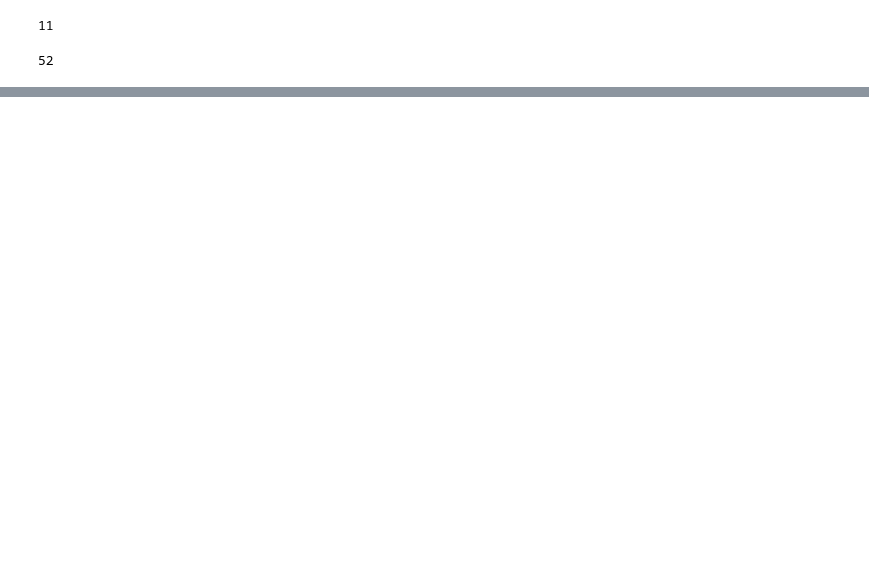
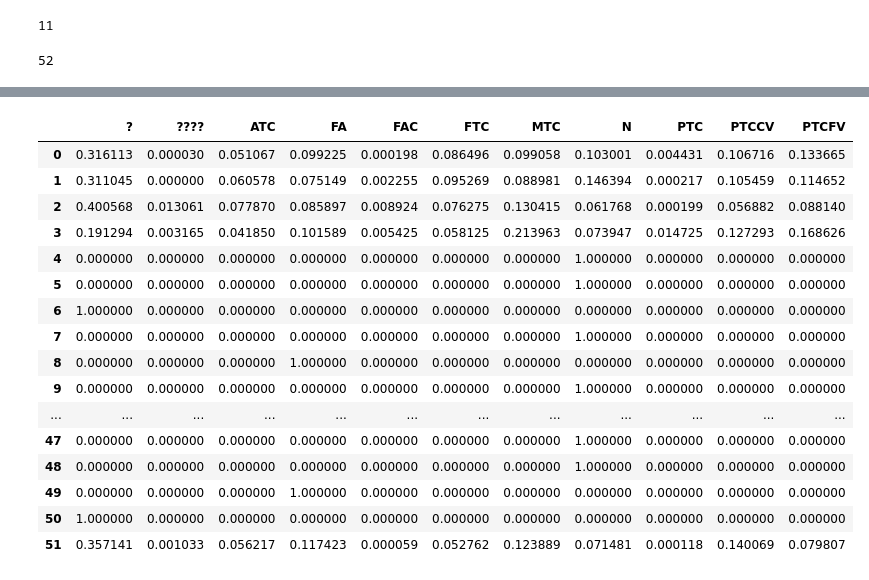
Before and after one commit to gmrukwa/divik, a Jupyter notebook: summarize.ipynb, the cells around one changed output, grey strips where cells are left out. Drawn from its saved outputs; the diff is of its cells as text; code cells hidden in the pictures; blank space fills up the shorter version.

```diff
--- a/summarize.ipynb
+++ b/summarize.ipynb
@@ -64,0 +87,20 @@ plt.show()
+# %%
+smr.statistic(merged, metadata.diagnosis, smr.positive_predictive_value)
+# %% [output]
+|  | ? | ???? | ATC | FA | FAC | FTC | MTC | N | PTC | PTCCV | PTCFV |
+| 0 | 0.316113 | 0.000030 | 0.051067 | 0.099225 | 0.000198 | 0.086496 | 0.099058 | 0.103001 | 0.004431 | 0.106716 | 0.133665 |
+| 1 | 0.311045 | 0.000000 | 0.060578 | 0.075149 | 0.002255 | 0.095269 | 0.088981 | 0.146394 | 0.000217 | 0.105459 | 0.114652 |
+| 2 | 0.400568 | 0.013061 | 0.077870 | 0.085897 | 0.008924 | 0.076275 | 0.130415 | 0.061768 | 0.000199 | 0.056882 | 0.088140 |
+| 3 | 0.191294 | 0.003165 | 0.041850 | 0.101589 | 0.005425 | 0.058125 | 0.213963 | 0.073947 | 0.014725 | 0.127293 | 0.168626 |
+| 4 | 0.000000 | 0.000000 | 0.000000 | 0.000000 | 0.000000 | 0.000000 | 0.000000 | 1.000000 | 0.000000 | 0.000000 | 0.000000 |
+| 5 | 0.000000 | 0.000000 | 0.000000 | 0.000000 | 0.000000 | 0.000000 | 0.000000 | 1.000000 | 0.000000 | 0.000000 | 0.000000 |
+| 6 | 1.000000 | 0.000000 | 0.000000 | 0.000000 | 0.000000 | 0.000000 | 0.000000 | 0.000000 | 0.000000 | 0.000000 | 0.000000 |
+| 7 | 0.000000 | 0.000000 | 0.000000 | 0.000000 | 0.000000 | 0.000000 | 0.000000 | 1.000000 | 0.000000 | 0.000000 | 0.000000 |
+| 8 | 0.000000 | 0.000000 | 0.000000 | 1.000000 | 0.000000 | 0.000000 | 0.000000 | 0.000000 | 0.000000 | 0.000000 | 0.000000 |
+| 9 | 0.000000 | 0.000000 | 0.000000 | 0.000000 | 0.000000 | 0.000000 | 0.000000 | 1.000000 | 0.000000 | 0.000000 | 0.000000 |
+| ... | ... | ... | ... | ... | ... | ... | ... | ... | ... | ... | ... |
+| 47 | 0.000000 | 0.000000 | 0.000000 | 0.000000 | 0.000000 | 0.000000 | 0.000000 | 1.000000 | 0.000000 | 0.000000 | 0.000000 |
+| 48 | 0.000000 | 0.000000 | 0.000000 | 0.000000 | 0.000000 | 0.000000 | 0.000000 | 1.000000 | 0.000000 | 0.000000 | 0.000000 |
+| 49 | 0.000000 | 0.000000 | 0.000000 | 1.000000 | 0.000000 | 0.000000 | 0.000000 | 0.000000 | 0.000000 | 0.000000 | 0.000000 |
+| 50 | 1.000000 | 0.000000 | 0.000000 | 0.000000 | 0.000000 | 0.000000 | 0.000000 | 0.000000 | 0.000000 | 0.000000 | 0.000000 |
+| 51 | 0.357141 | 0.001033 | 0.056217 | 0.117423 | 0.000059 | 0.052762 | 0.123889 | 0.071481 | 0.000118 | 0.140069 | 0.079807 |
```
Also changed, not shown: parts of 4 cells of this notebook.
